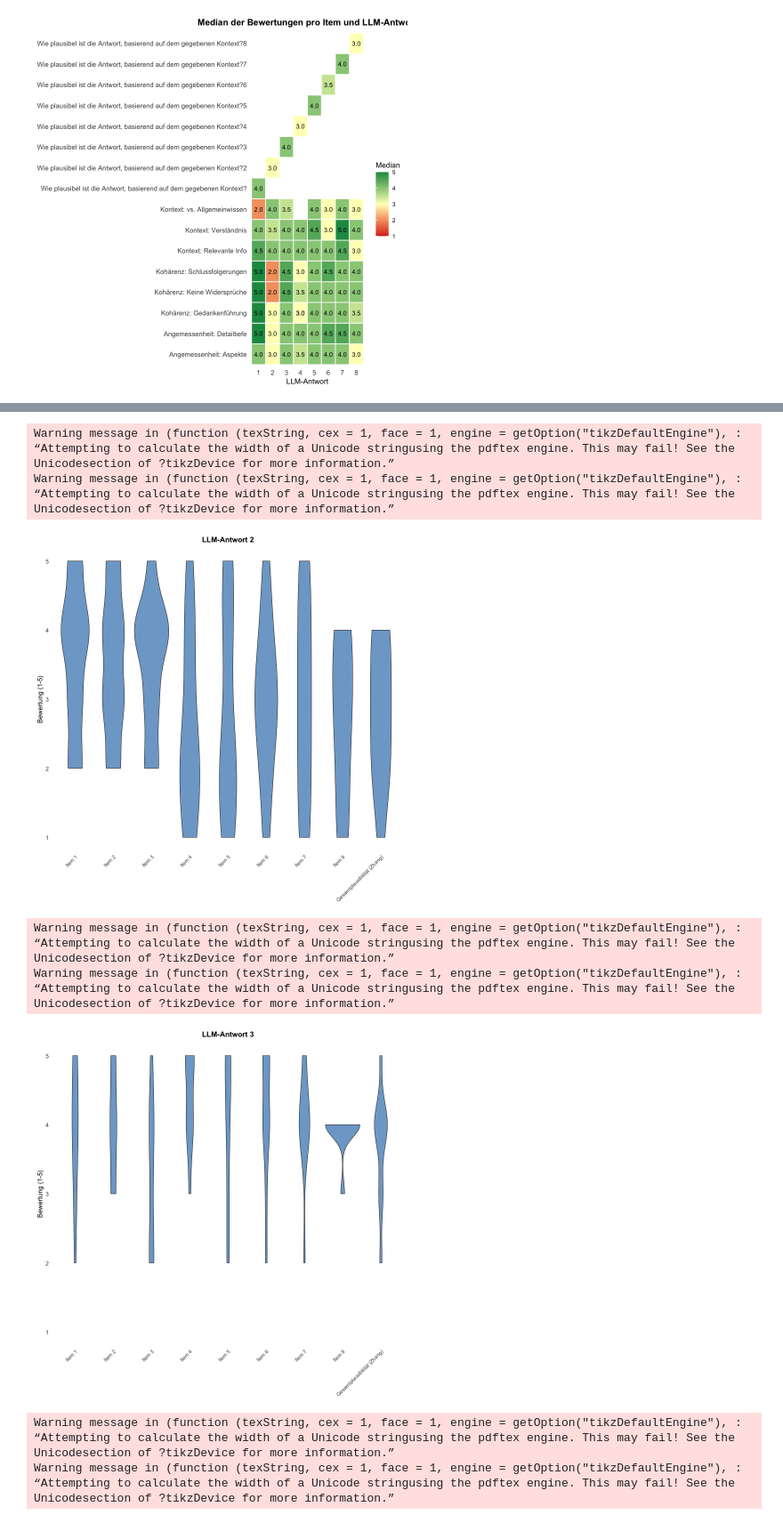
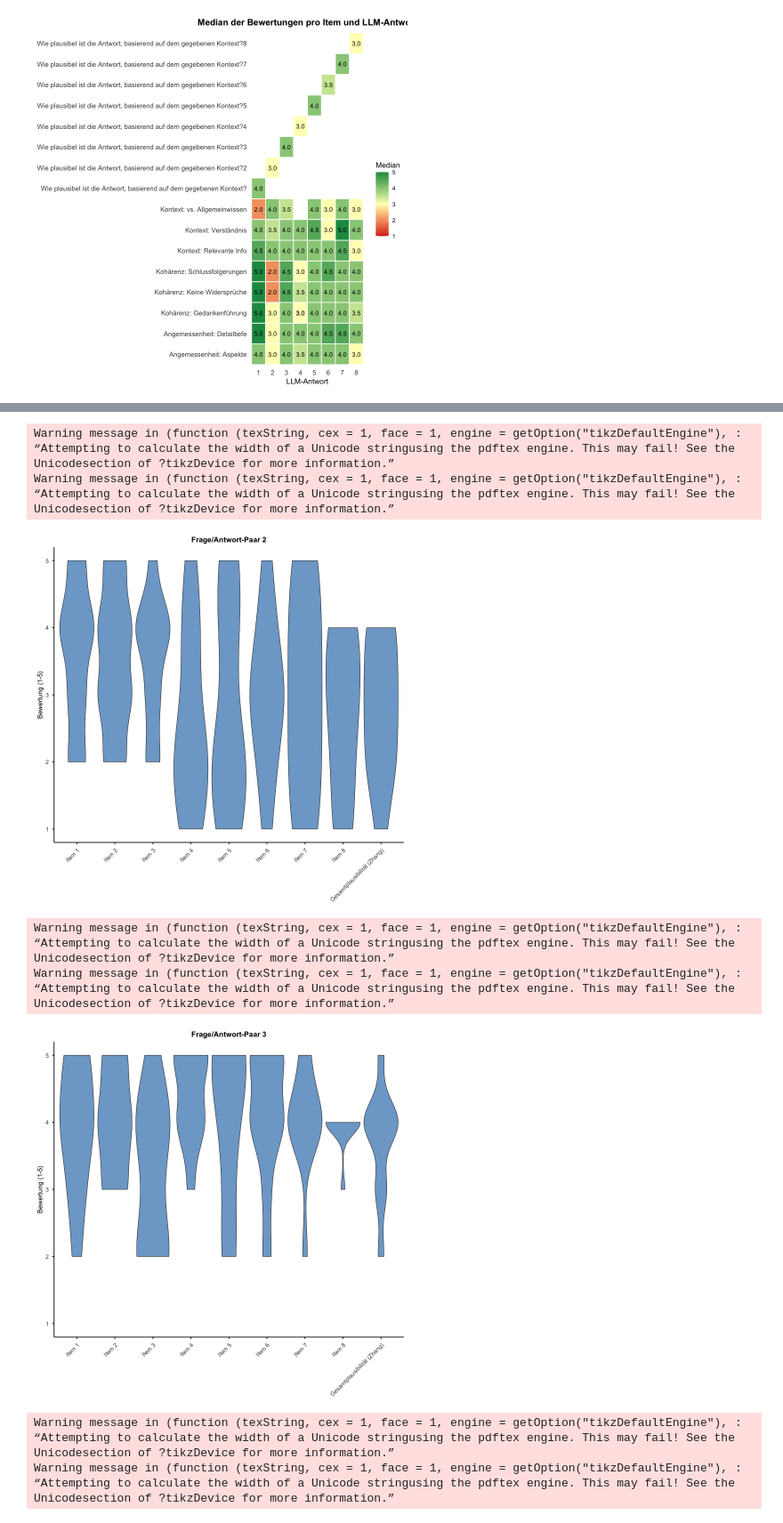
Before and after one commit to Joern99/Bachelorarbeit, a Jupyter notebook: technische Umsetzung/Diagramme/Menschliche Bewertung.ipynb, the cells around one changed output, grey strips where cells are left out. Shown at 89% size. Saved outputs shown, nothing was run; the diff lists cells and outputs as text; code cells hidden in the pictures.

```diff
--- a/technische Umsetzung/Diagramme/Menschliche Bewertung.ipynb
+++ b/technische Umsetzung/Diagramme/Menschliche Bewertung.ipynb
@@ -489,14 +489,14 @@ for (frage in 1:8) {
 
   # TikZ-Export - 3 Plots pro A4-Seite
   tikz(file = paste0("violinplot_menschlich_frage", frage, ".tex"),
-       width = 6,
-       height = 2.6,
+       width = 5,
+       height = 3.2,
        standAlone = FALSE)
 
   p <- ggplot(df_frage, aes(x = Item_Label, y = Score)) +
-    geom_violin(fill = "#377eb8", alpha = 0.7, size = 0.3) +
+    geom_violin(fill = "#377eb8", alpha = 0.7, size = 0.3, scale = "width") +
     labs(
-      title = paste0("LLM-Antwort ", frage),
+      title = paste0("Frage/Antwort-Paar ", frage),
       x = NULL,
       y = "Bewertung (1-5)"
     ) +
@@ -510,8 +510,9 @@ for (frage in 1:8) {
       axis.text.x  = element_text(angle = 45, vjust = 1, hjust = 1, size = 8),
       axis.title   = element_text(size = 9),
       axis.text.y  = element_text(size = 8),
-      panel.grid.major.x = element_blank(),
-      panel.grid   = element_blank()
+      axis.line = element_line(color = "black", linewidth = 0.5),
+      axis.ticks = element_line(color = "black", linewidth = 0.5),
+      panel.grid = element_blank()
     )
 
   print(p)
@@ -538,13 +539,13 @@ Warning message in (function (texString, cex = 1, face = 1, engine = getOption("
 Warning message in (function (texString, cex = 1, face = 1, engine = getOption("tikzDefaultEngine"), :
 “Attempting to calculate the width of a Unicode stringusing the pdftex engine. This may fail! See the Unicodesection of ?tikzDevice for more information.”
 Warning message in (function (texString, cex = 1, face = 1, engine = getOption("tikzDefaultEngine"), :
 “Attempting to calculate the width of a Unicode stringusing the pdftex engine. This may fail! See the Unicodesection of ?tikzDevice for more information.”
-[figure, old version]
+[figure, new version]
 Warning message in (function (texString, cex = 1, face = 1, engine = getOption("tikzDefaultEngine"), :
 “Attempting to calculate the width of a Unicode stringusing the pdftex engine. This may fail! See the Unicodesection of ?tikzDevice for more information.”
 Warning message in (function (texString, cex = 1, face = 1, engine = getOption("tikzDefaultEngine"), :
 “Attempting to calculate the width of a Unicode stringusing the pdftex engine. This may fail! See the Unicodesection of ?tikzDevice for more information.”
-[figure, old version]
+[figure, new version]
 Warning message in (function (texString, cex = 1, face = 1, engine = getOption("tikzDefaultEngine"), :
 “Attempting to calculate the width of a Unicode stringusing the pdftex engine. This may fail! See the Unicodesection of ?tikzDevice for more information.”
 Warning message in (function (texString, cex = 1, face = 1, engine = getOption("tikzDefaultEngine"), :
```
Also changed, not shown: parts of 1 cell of this notebook, 20 other files.
